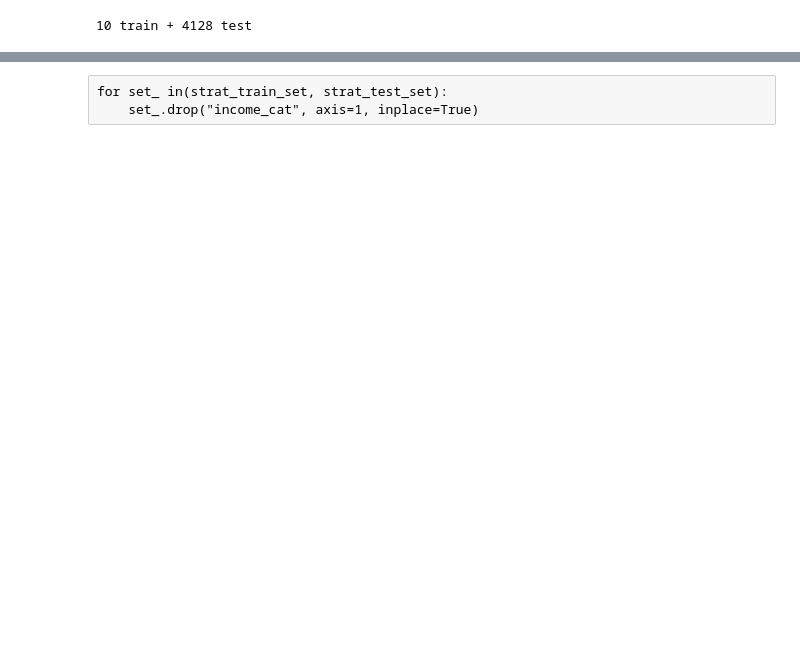
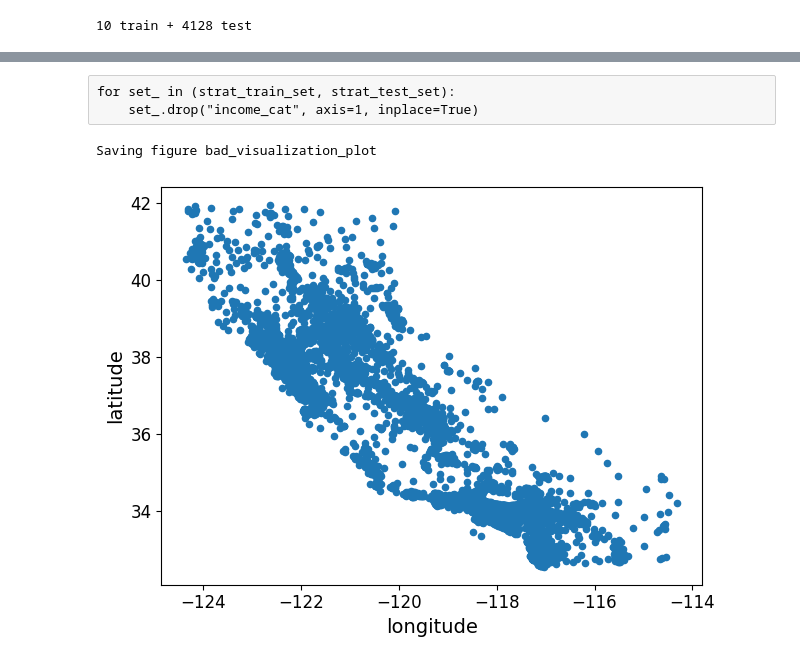
Before and after one commit to alexandreflach/machine-learning, a Jupyter notebook: Housing.ipynb, the cells around one changed output, grey strips where cells are left out. Cells and saved outputs as stored; diff of their text form; code cells hidden in the pictures; blank space fills up the shorter version.

```diff
--- a/Housing.ipynb
+++ b/Housing.ipynb
@@ -175,3 +252,13 @@ Name: count, dtype: float64
 # %% [raw]
-for set_ in(strat_train_set, strat_test_set):
+for set_ in (strat_train_set, strat_test_set):
     set_.drop("income_cat", axis=1, inplace=True)
+# %%
+#copy withoutt lost training
+housing = strat_train_set.copy()
+# %%
+#scatter diagram using longitude and latitude
+housing.plot(kind="scatter", x="longitude", y="latitude")
+save_fig("bad_visualization_plot")
+# %% [output]
+Saving figure bad_visualization_plot
+[figure, added]
```
Also changed, not shown: parts of 23 cells of this notebook.
